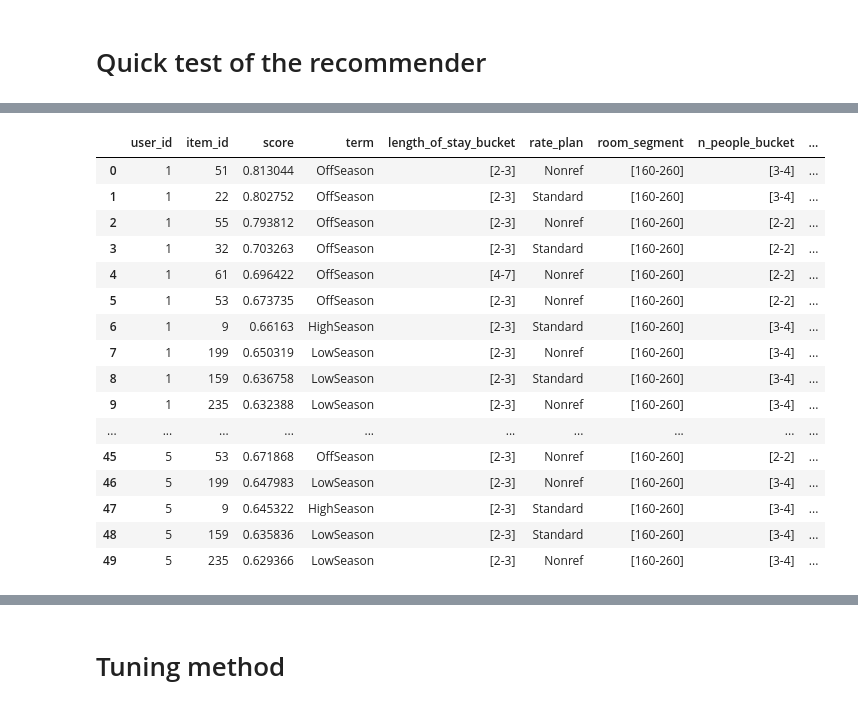
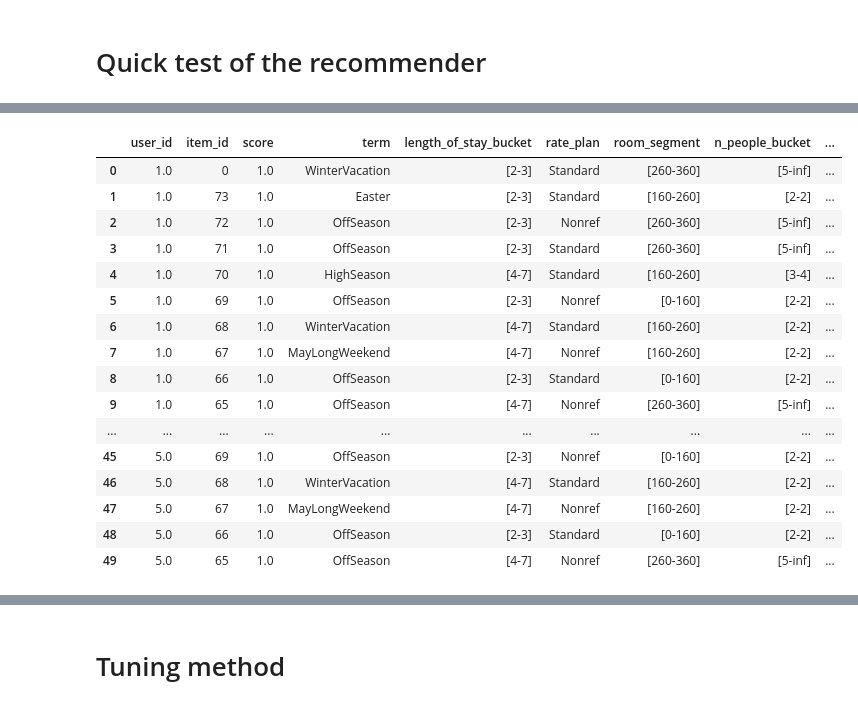
Before and after one commit to kabix09/NeuralNetworkHotelRecommender, a Jupyter notebook: project_2_recommender_and_evaluation.ipynb, the cells around one changed output, grey strips where cells are left out. Cells and saved outputs as stored; diff of their text form; code cells hidden in the pictures.

```diff
--- a/project_2_recommender_and_evaluation.ipynb
+++ b/project_2_recommender_and_evaluation.ipynb
@@ -382,4 +382,41 @@ class NeuMFModel(nn.Module):
         x = torch.sigmoid(self.fc(x))
 
         return x
+# %%
+"""
+Hidden Layers dont work
+Embedding - not used
+Cosinf similarity - not work - why?
+"""
+
+class MyContentBaseNet(nn.Module):
+    def __init__(self, n_features, seed):
+        super().__init__()
+
+        self.seed = torch.manual_seed(seed)
+        self.n_features = n_features
+        self.cos = nn.CosineSimilarity()
+
+        # Input layer
+        self.fc1 = nn.Linear(n_features, 32, bias=False)
+
+        # Hidden layers
+        self.fc2 = nn.Linear(32, 16, bias=False)
+        self.fc3 = nn.Linear(16, 8, bias=False)
+        self.fc4 = nn.Linear(8, 4, bias=False)
+
+
+    def forward(self, x):
+
+        # cosine similarity for different dimensions
+        #    np.dot(A,B)/(norm(A, axis=1)*norm(B))
+        x = torch.relu(self.fc1(x.float()))
+        # x = torch.relu(self.cos(x.float()))
+
+        x = torch.relu(self.fc2(x.float()))
+        x = torch.relu(self.fc3(x.float()))
+        x = torch.sigmoid(self.fc4(x.float()))
+        # ERROR
+        #@ RuntimeError: mat1 and mat2 shapes cannot be multiplied (5x32 and 21x16)
+        return x
 # %%
@@ -684,6 +705,6 @@ class NNRecommender(Recommender):
 items_df = interactions_df.loc[:, ['item_id'] + base_item_features].drop_duplicates()
 # %%
 # Fit method
-nn_recommender = NNRecommender(params=params_config)
-nn_recommender.fit(interactions_df, None, None)
+hybrid_nn_recommender = HybridNNRecommender()
+hybrid_nn_recommender.fit(interactions_df, None, None)
 # %% [output]
@@ -694,25 +715,25 @@ Loss
 # %%
 # Recommender method
 
-recommendations = nn_recommender.recommend(pd.DataFrame([[1], [2], [3], [4], [5]], columns=['user_id']), items_df, 10)
+recommendations = hybrid_nn_recommender.recommend(pd.DataFrame([[1], [2], [3], [4], [5]], columns=['user_id']), items_df, 10)
 
 recommendations = pd.merge(recommendations, items_df, on='item_id', how='left')
 display(HTML(recommendations.to_html()))
 # %% [output]
 |  | user_id | item_id | score | term | length_of_stay_bucket | rate_plan | room_segment | n_people_bucket | ... |
-| 0 | 1 | 51 | 0.813044 | OffSeason | [2-3] | Nonref | [160-260] | [3-4] | ... |
-| 1 | 1 | 22 | 0.802752 | OffSeason | [2-3] | Standard | [160-260] | [3-4] | ... |
-| 2 | 1 | 55 | 0.793812 | OffSeason | [2-3] | Nonref | [160-260] | [2-2] | ... |
-| 3 | 1 | 32 | 0.703263 | OffSeason | [2-3] | Standard | [160-260] | [2-2] | ... |
-| 4 | 1 | 61 | 0.696422 | OffSeason | [4-7] | Nonref | [160-260] | [2-2] | ... |
-| 5 | 1 | 53 | 0.673735 | OffSeason | [2-3] | Nonref | [160-260] | [2-2] | ... |
-| 6 | 1 | 9 | 0.66163 | HighSeason | [2-3] | Standard | [160-260] | [3-4] | ... |
-| 7 | 1 | 199 | 0.650319 | LowSeason | [2-3] | Nonref | [160-260] | [3-4] | ... |
-| 8 | 1 | 159 | 0.636758 | LowSeason | [2-3] | Standard | [160-260] | [3-4] | ... |
-| 9 | 1 | 235 | 0.632388 | LowSeason | [2-3] | Nonref | [160-260] | [3-4] | ... |
+| 0 | 1.0 | 0 | 1.0 | WinterVacation | [2-3] | Standard | [260-360] | [5-inf] | ... |
+| 1 | 1.0 | 73 | 1.0 | Easter | [2-3] | Standard | [160-260] | [2-2] | ... |
+| 2 | 1.0 | 72 | 1.0 | OffSeason | [2-3] | Nonref | [260-360] | [5-inf] | ... |
+| 3 | 1.0 | 71 | 1.0 | OffSeason | [2-3] | Standard | [260-360] | [5-inf] | ... |
+| 4 | 1.0 | 70 | 1.0 | HighSeason | [4-7] | Standard | [160-260] | [3-4] | ... |
+| 5 | 1.0 | 69 | 1.0 | OffSeason | [2-3] | Nonref | [0-160] | [2-2] | ... |
+| 6 | 1.0 | 68 | 1.0 | WinterVacation | [4-7] | Standard | [160-260] | [2-2] | ... |
+| 7 | 1.0 | 67 | 1.0 | MayLongWeekend | [4-7] | Nonref | [160-260] | [2-2] | ... |
+| 8 | 1.0 | 66 | 1.0 | OffSeason | [2-3] | Standard | [0-160] | [2-2] | ... |
+| 9 | 1.0 | 65 | 1.0 | OffSeason | [4-7] | Nonref | [260-360] | [5-inf] | ... |
 | ... | ... | ... | ... | ... | ... | ... | ... | ... | ... |
-| 45 | 5 | 53 | 0.671868 | OffSeason | [2-3] | Nonref | [160-260] | [2-2] | ... |
-| 46 | 5 | 199 | 0.647983 | LowSeason | [2-3] | Nonref | [160-260] | [3-4] | ... |
-| 47 | 5 | 9 | 0.645322 | HighSeason | [2-3] | Standard | [160-260] | [3-4] | ... |
-| 48 | 5 | 159 | 0.635836 | LowSeason | [2-3] | Standard | [160-260] | [3-4] | ... |
-| 49 | 5 | 235 | 0.629366 | LowSeason | [2-3] | Nonref | [160-260] | [3-4] | ... |
+| 45 | 5.0 | 69 | 1.0 | OffSeason | [2-3] | Nonref | [0-160] | [2-2] | ... |
+| 46 | 5.0 | 68 | 1.0 | WinterVacation | [4-7] | Standard | [160-260] | [2-2] | ... |
+| 47 | 5.0 | 67 | 1.0 | MayLongWeekend | [4-7] | Nonref | [160-260] | [2-2] | ... |
+| 48 | 5.0 | 66 | 1.0 | OffSeason | [2-3] | Standard | [0-160] | [2-2] | ... |
+| 49 | 5.0 | 65 | 1.0 | OffSeason | [4-7] | Nonref | [260-360] | [5-inf] | ... |
```
Also changed, not shown: parts of 19 cells of this notebook.
